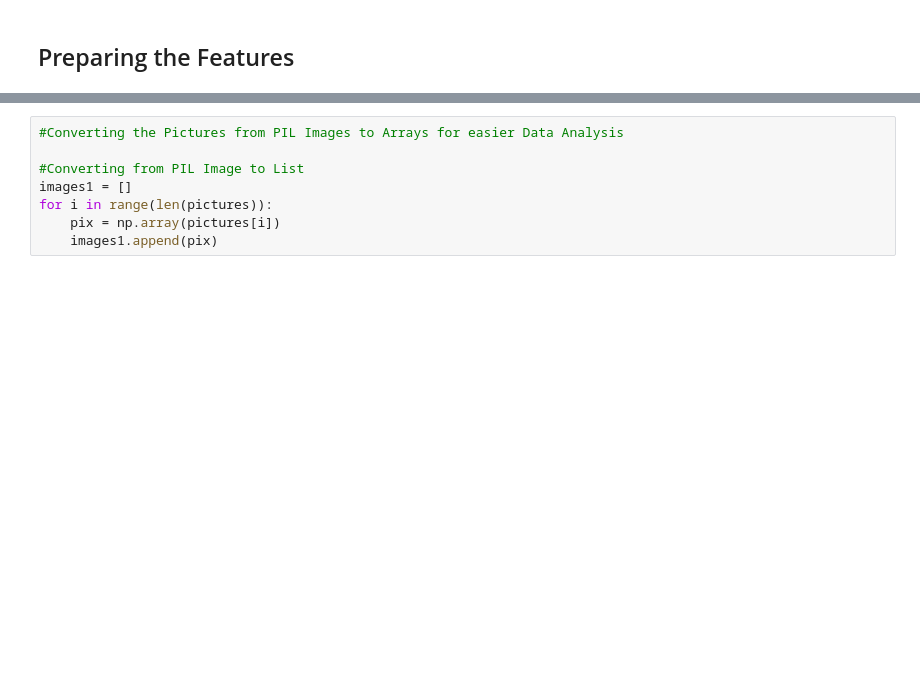
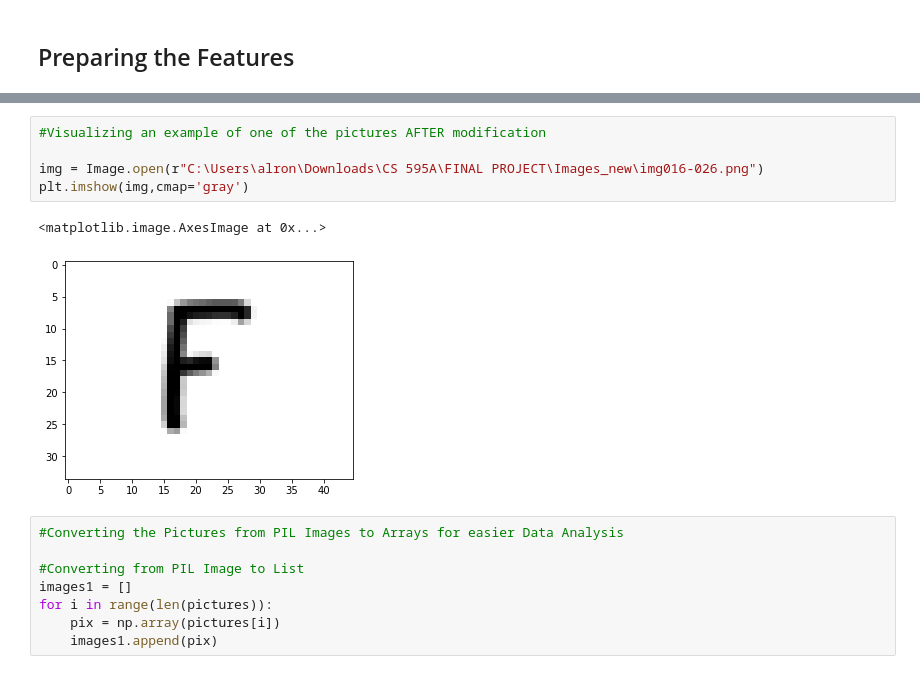
Before and after one commit to rhaine-williams/Multiclass_Classification_Handwriting_Detection, a Jupyter notebook: CS 595A Project.ipynb, the cells around one changed output, grey strips where cells are left out. Saved outputs shown, nothing was run; the diff lists cells and outputs as text; blank space fills up the shorter version.

```diff
--- a/CS 595A Project.ipynb
+++ b/CS 595A Project.ipynb
@@ -52,3 +63,11 @@ type(pictures[0])
+# %%
+#Visualizing an example of one of the pictures AFTER modification
+
+img = Image.open(r"C:\Users\alron\Downloads\CS 595A\FINAL PROJECT\Images_new\img016-026.png")
+plt.imshow(img,cmap='gray')
+# %% [output]
+<matplotlib.image.AxesImage at 0x...>
+[figure, added]
 # %%
 #Converting the Pictures from PIL Images to Arrays for easier Data Analysis
 
```
Also changed, not shown: parts of 110 cells of this notebook.
